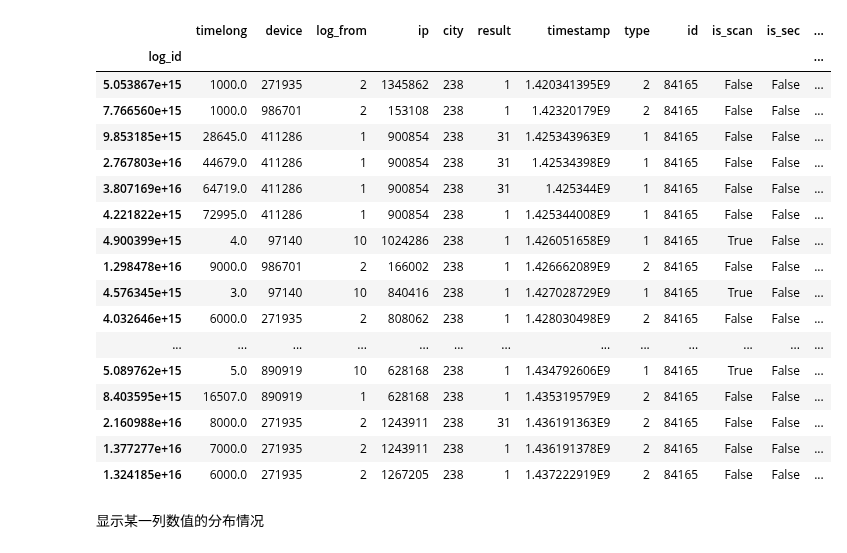
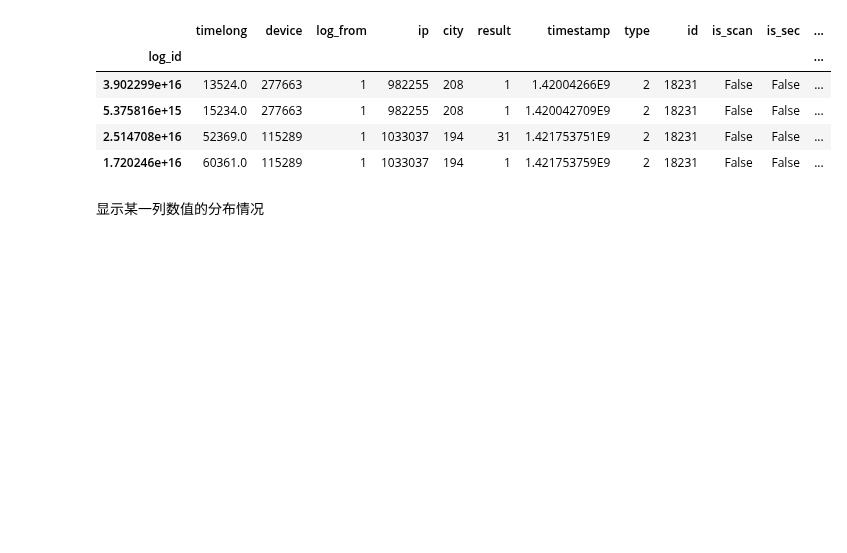
Before and after one commit to tusonggao/Kaggle_code, a Jupyter notebook: jd_contest/jd_contest.ipynb, the cells around one changed output. Cells and saved outputs as stored; diff of their text form; code cells hidden in the pictures; blank space fills up the shorter version.

```diff
--- a/jd_contest/jd_contest.ipynb
+++ b/jd_contest/jd_contest.ipynb
@@ -48,32 +37,20 @@ dtype: object
 # %%
-merged_login_df[merged_login_df.id=='84165'].sort_values(by='time', ascending = True)
+merged_login_df[merged_login_df.id=='18231'].sort_values(by='time', ascending = True)
 #merged_login_df[merged_login_df.device==176753].sort_values(by='time', ascending = True)
 # merged_login_df[merged_login_df.ip==513408].sort_values(by='time', ascending = True)
 # merged_login_df[merged_login_df.city==238].sort_values(by='time', ascending = True)
 # merged_login_df[merged_login_df.device==731595].sort_values(by='time', ascending = True)
 # merged_login_df[merged_login_df.device==731595].sort_values(by='time', ascending = True)
 # merged_login_df[merged_login_df.result==6].sort_values(by='time', ascending = True)
 #merged_login_df[merged_login_df.timelong>=45739.0].sort_values(by='time', ascending = True)
 # login_test_df[merged_login_df.device==1059981].sort_values(by='time', ascending = True)
 # %% [output]
 |  | timelong | device | log_from | ip | city | result | timestamp | type | id | is_scan | is_sec | ... |
 | log_id |  |  |  |  |  |  |  |  |  |  |  | ... |
-| 5.053867e+15 | 1000.0 | 271935 | 2 | 1345862 | 238 | 1 | 1.420341395E9 | 2 | 84165 | False | False | ... |
-| 7.766560e+15 | 1000.0 | 986701 | 2 | 153108 | 238 | 1 | 1.42320179E9 | 2 | 84165 | False | False | ... |
-| 9.853185e+15 | 28645.0 | 411286 | 1 | 900854 | 238 | 31 | 1.425343963E9 | 1 | 84165 | False | False | ... |
-| 2.767803e+16 | 44679.0 | 411286 | 1 | 900854 | 238 | 31 | 1.42534398E9 | 1 | 84165 | False | False | ... |
-| 3.807169e+16 | 64719.0 | 411286 | 1 | 900854 | 238 | 31 | 1.425344E9 | 1 | 84165 | False | False | ... |
-| 4.221822e+15 | 72995.0 | 411286 | 1 | 900854 | 238 | 1 | 1.425344008E9 | 1 | 84165 | False | False | ... |
-| 4.900399e+15 | 4.0 | 97140 | 10 | 1024286 | 238 | 1 | 1.426051658E9 | 1 | 84165 | True | False | ... |
-| 1.298478e+16 | 9000.0 | 986701 | 2 | 166002 | 238 | 1 | 1.426662089E9 | 2 | 84165 | False | False | ... |
-| 4.576345e+15 | 3.0 | 97140 | 10 | 840416 | 238 | 1 | 1.427028729E9 | 1 | 84165 | True | False | ... |
-| 4.032646e+15 | 6000.0 | 271935 | 2 | 808062 | 238 | 1 | 1.428030498E9 | 2 | 84165 | False | False | ... |
-| ... | ... | ... | ... | ... | ... | ... | ... | ... | ... | ... | ... | ... |
-| 5.089762e+15 | 5.0 | 890919 | 10 | 628168 | 238 | 1 | 1.434792606E9 | 1 | 84165 | True | False | ... |
-| 8.403595e+15 | 16507.0 | 890919 | 1 | 628168 | 238 | 1 | 1.435319579E9 | 2 | 84165 | False | False | ... |
-| 2.160988e+16 | 8000.0 | 271935 | 2 | 1243911 | 238 | 31 | 1.436191363E9 | 2 | 84165 | False | False | ... |
-| 1.377277e+16 | 7000.0 | 271935 | 2 | 1243911 | 238 | 1 | 1.436191378E9 | 2 | 84165 | False | False | ... |
-| 1.324185e+16 | 6000.0 | 271935 | 2 | 1267205 | 238 | 1 | 1.437222919E9 | 2 | 84165 | False | False | ... |
+| 3.902299e+16 | 13524.0 | 277663 | 1 | 982255 | 208 | 1 | 1.42004266E9 | 2 | 18231 | False | False | ... |
+| 5.375816e+15 | 15234.0 | 277663 | 1 | 982255 | 208 | 1 | 1.420042709E9 | 2 | 18231 | False | False | ... |
+| 2.514708e+16 | 52369.0 | 115289 | 1 | 1033037 | 194 | 31 | 1.421753751E9 | 2 | 18231 | False | False | ... |
+| 1.720246e+16 | 60361.0 | 115289 | 1 | 1033037 | 194 | 1 | 1.421753759E9 | 2 | 18231 | False | False | ... |
 # %% [markdown]
 显示某一列数值的分布情况
 # %%
```
Also changed, not shown: parts of 3 cells of this notebook, 1 other file.
